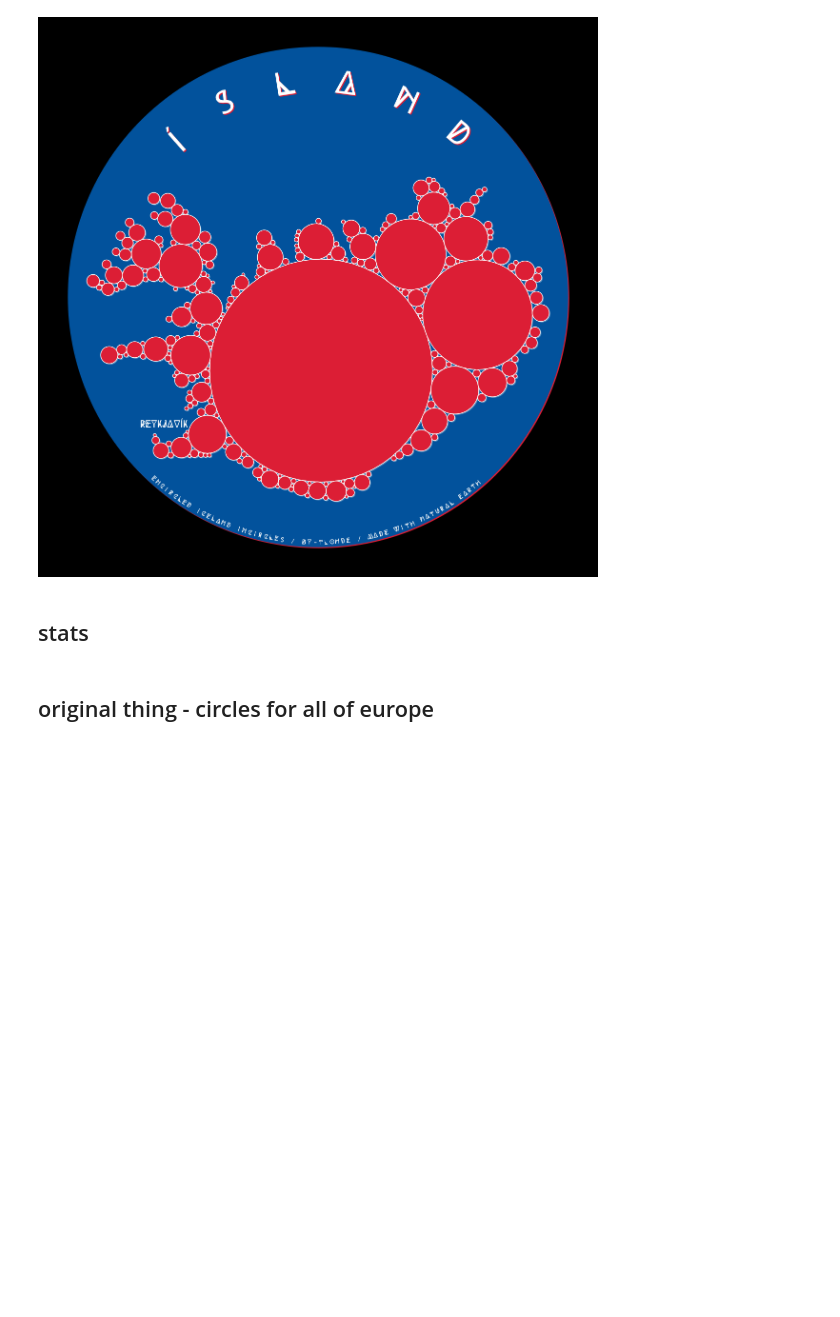
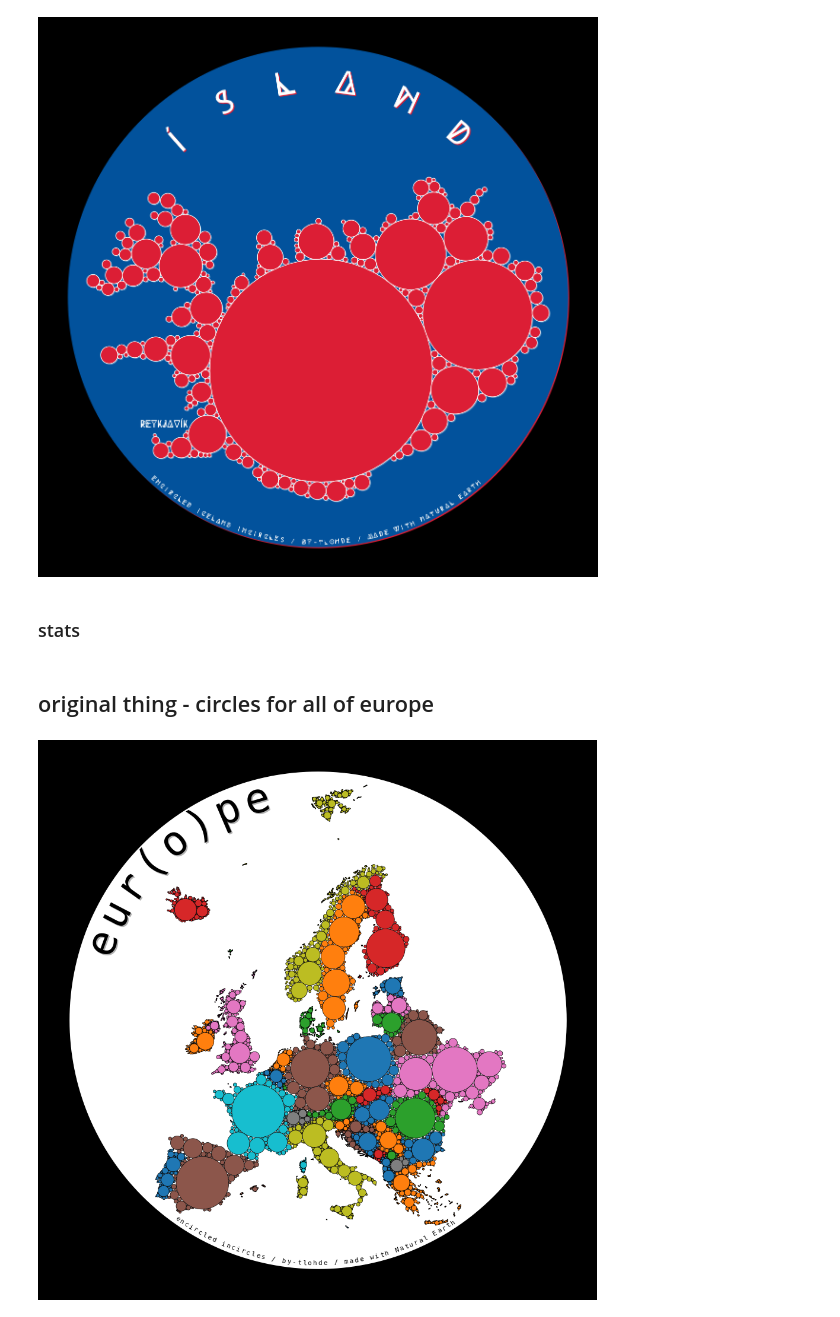
Before and after one commit to tlohde/30DMC, a Jupyter notebook: 2024/day24/day24.ipynb, the cells around one changed output. Drawn from its saved outputs; the diff is of its cells as text; code cells hidden in the pictures; blank space fills up the shorter version.

```diff
--- a/2024/day24/day24.ipynb
+++ b/2024/day24/day24.ipynb
@@ -283,7 +302,7 @@ fig.patch.set_color('k')
 # %%
 fig.savefig('iceland.pdf', dpi=300, bbox_inches='tight', pad_inches=0.2)
 # %% [markdown]
-## stats
+### stats
 # %%
 tot_area = iceland_geo.area
 areas = [geom.area/tot_area for geom in circles.geoms]
@@ -354,3 +373,62 @@ europe.to_feather('europe_withCircles_925_200_31_20.feather')
 gdf = gpd.read_feather('europe_withCircles_925_200_31_20.feather')
 europrj = ccrs.AlbersEqualArea(central_latitude=30, central_longitude=10, false_easting=0, false_northing=0, standard_parallels=(43,62))
 gdf = gdf.set_crs(europrj)
+allcircle = []
+
+for row in gdf.itertuples():
+    allcircle += list(row.circles.geoms)
+mp = MultiPolygon(allcircle)
+enclosing = shapely.minimum_bounding_circle(mp)
+radius = shapely.minimum_bounding_radius(mp)
+enclosing = enclosing.centroid.buffer(radius + 100_000,
+                                      quad_segs=64)
+# %%
+fig, ax = plt.subplots(figsize=[12,12])
+
+gpd.GeoSeries(enclosing, crs=gdf.crs).plot(ax=ax, fc='w', ec='k')
+gdf.loc[gdf['sovereignt'] != 'Turkey'].plot(column='mapcolor9', cmap='tab10', ax=ax, ec='k', linewidth=0.5)
+ax.set_axis_off()
+ax.set_facecolor('k')
+fig.patch.set_facecolor('k')
+
+xcoords, ycoords = enclosing.buffer(-30_000).exterior.coords.xy
+bottom_idx = np.argmin(ycoords)
+text_along_path('encircled incircles / by-tlohde / made with Natural Earth',
+                np.c_[xcoords[bottom_idx+25:bottom_idx-25:-1],
+                      ycoords[bottom_idx+25:bottom_idx-25:-1]],
+                ax,
+                **{'ha':'center',
+                   'va':'bottom',
+                   'color':'k',
+                   'font_properties':{'family': 'monospace',
+                                      'size':8,
+                                      }
+                   }
+                )
+
+# coordinate placement for title
+xcoords, ycoords = enclosing.buffer(-24_000).exterior.coords.xy
+top_idx = np.argmax(ycoords)
+text_along_path('eur(o)pe',
+                np.c_[xcoords[top_idx-50:top_idx-10],
+                      ycoords[top_idx-50:top_idx-10]],
+                ax,
+                **{'ha':'center',
+                   'va':'top',
+                   'color':'k',
+                #    'font' :'DejaVu Sans Mono',
+                #    'fontsize': 50,
+                   'path_effects':[path_effects.withSimplePatchShadow(offset=(1.5,-1.5),
+                                                                    #   shadow_rgbFace='#DC1E35',
+                                                                    #   alpha=1
+                                                                      )
+                                   ],
+                   'font_properties':{'family': 'DejaVu Sans Mono',
+                                      'size':50,
+                                      }
+                   }
+                )
+
+# fig.savefig('europe_circles.png', dpi=300, bbox_inches='tight')
+# %% [output]
+[figure, added]
```
Also changed, not shown: parts of 4 cells of this notebook, 6 other files.
